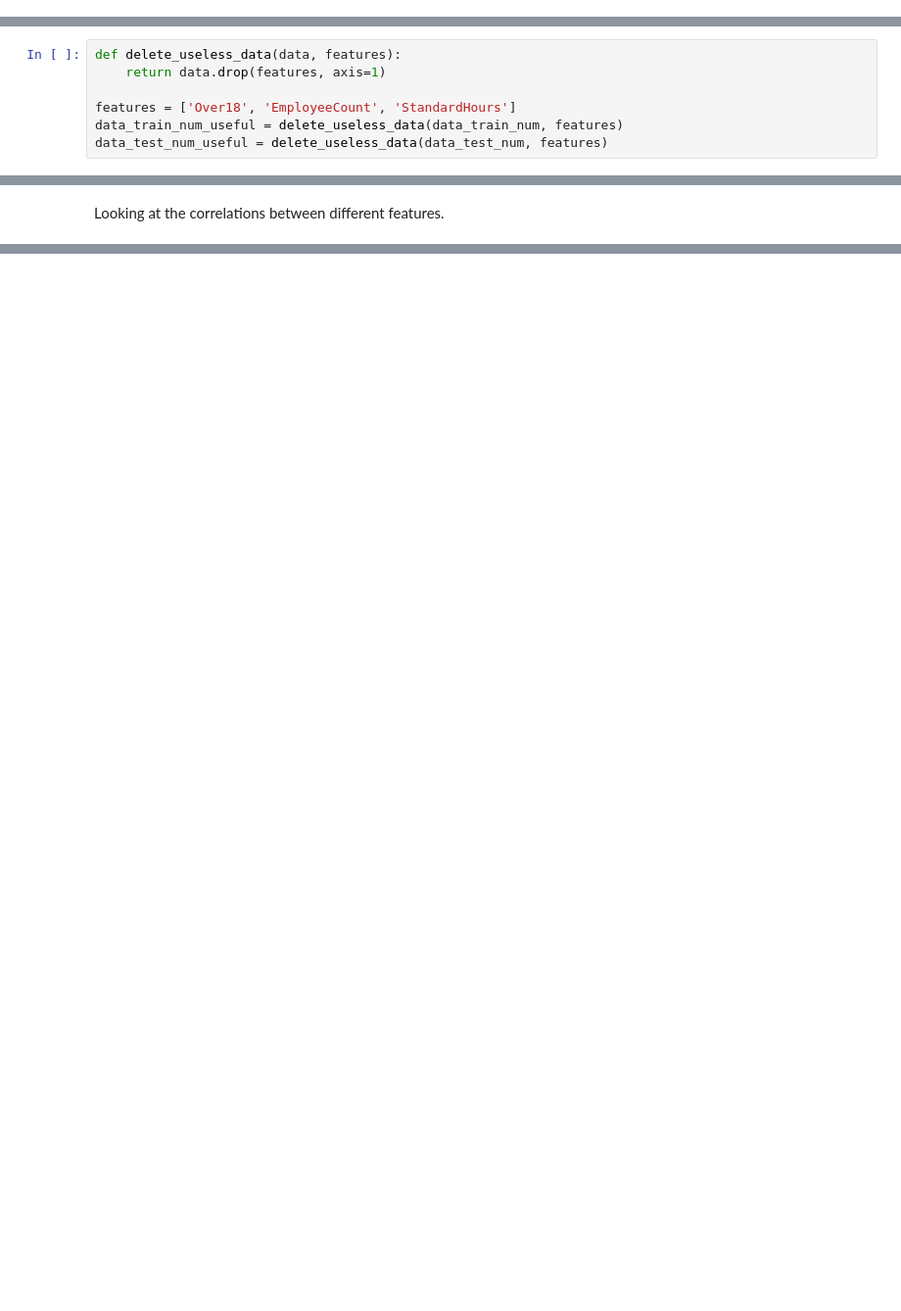
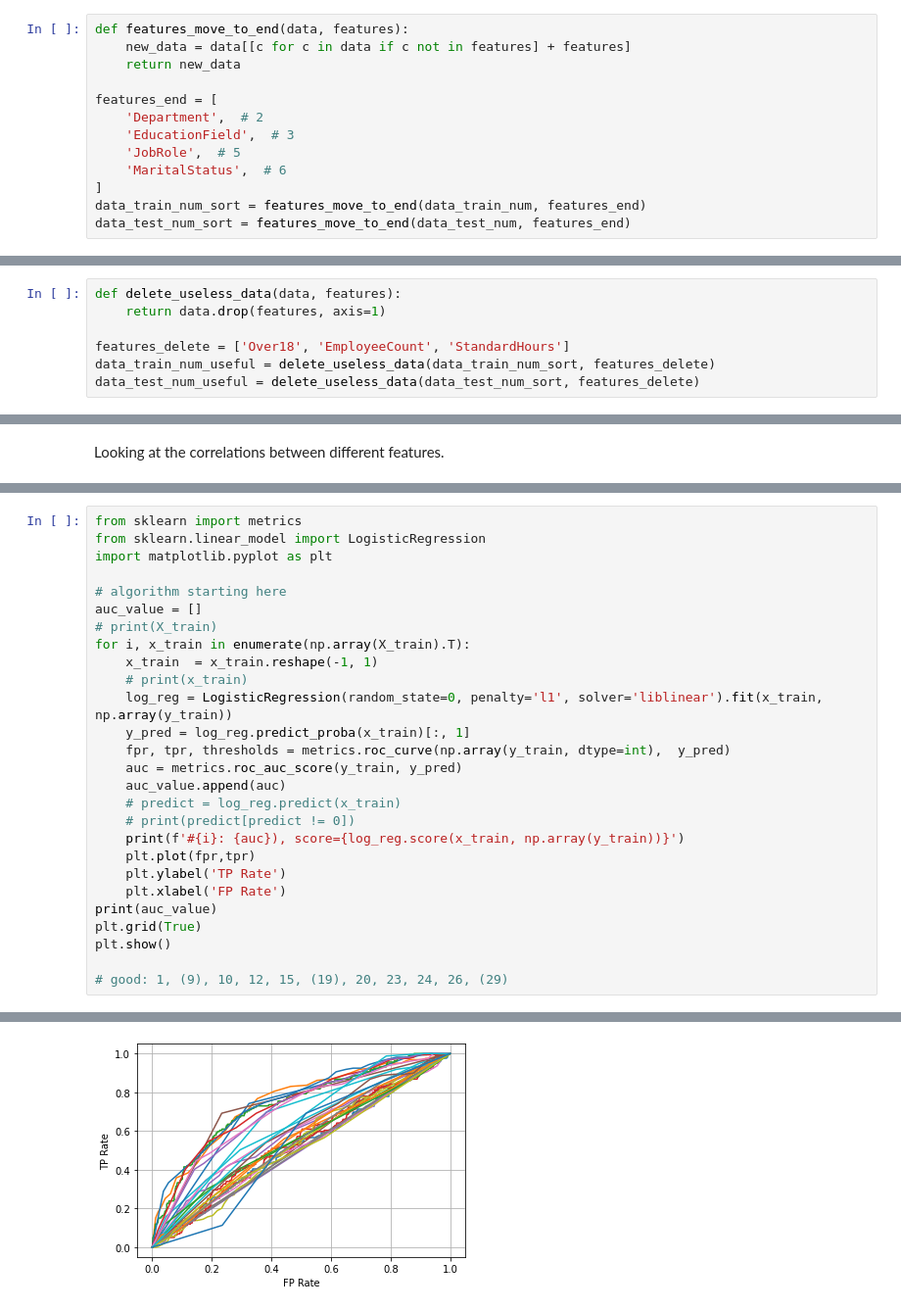
Before and after one commit to xdshiro/HW681, a Jupyter notebook: www.kaggle.com/main.ipynb, the cells around one changed output, grey strips where cells are left out. Shown at 98% size. Cells and saved outputs as stored; diff of their text form; blank space fills up the shorter version.

```diff
--- a/www.kaggle.com/main.ipynb
+++ b/www.kaggle.com/main.ipynb
@@ -84,12 +71,25 @@ data_test_num = data_renaming(df_test, renames, features)
+# %%
+def features_move_to_end(data, features):
+    new_data = data[[c for c in data if c not in features] + features]
+    return new_data
+
+features_end = [
+    'Department',  # 2
+    'EducationField',  # 3
+    'JobRole',  # 5
+    'MaritalStatus',  # 6
+]
+data_train_num_sort = features_move_to_end(data_train_num, features_end)
+data_test_num_sort = features_move_to_end(data_test_num, features_end)
 # %% [markdown]
 Deleting ['Over18', 'EmployeeCount', 'StandardHours']  since they carry 0 info (all the same).
 # %%
 def delete_useless_data(data, features):
     return data.drop(features, axis=1)
 
-features = ['Over18', 'EmployeeCount', 'StandardHours']
-data_train_num_useful = delete_useless_data(data_train_num, features)
-data_test_num_useful = delete_useless_data(data_test_num, features)
+features_delete = ['Over18', 'EmployeeCount', 'StandardHours']
+data_train_num_useful = delete_useless_data(data_train_num_sort, features_delete)
+data_test_num_useful = delete_useless_data(data_test_num_sort, features_delete)
 # %% [markdown]
 Rescaling all the features into [0, 1] diapason.
 # %%
@@ -117,0 +124,28 @@ Looking at the correlations between different features.
+# %%
+from sklearn import metrics
+from sklearn.linear_model import LogisticRegression
+import matplotlib.pyplot as plt
+
+# algorithm starting here
+auc_value = []
+# print(X_train)
+for i, x_train in enumerate(np.array(X_train).T):
+    x_train  = x_train.reshape(-1, 1)
+    # print(x_train)
+    log_reg = LogisticRegression(random_state=0, penalty='l1', solver='liblinear').fit(x_train, np.array(y_train))
+    y_pred = log_reg.predict_proba(x_train)[:, 1]
+    fpr, tpr, thresholds = metrics.roc_curve(np.array(y_train, dtype=int),  y_pred)
+    auc = metrics.roc_auc_score(y_train, y_pred)
+    auc_value.append(auc)
+    # predict = log_reg.predict(x_train)
+    # print(predict[predict != 0])
+    print(f'#{i}: {auc}), score={log_reg.score(x_train, np.array(y_train))}')
+    plt.plot(fpr,tpr)
+    plt.ylabel('TP Rate')
+    plt.xlabel('FP Rate')
+print(auc_value)
+plt.grid(True)
+plt.show()
+
+# good: 1, (9), 10, 12, 15, (19), 20, 23, 24, 26, (29)
+# %% [output]
@@ -117,0 +169 @@ Looking at the correlations between different features.
+[figure, added]
```
Also changed, not shown: parts of 14 cells of this notebook, 10 other files.
